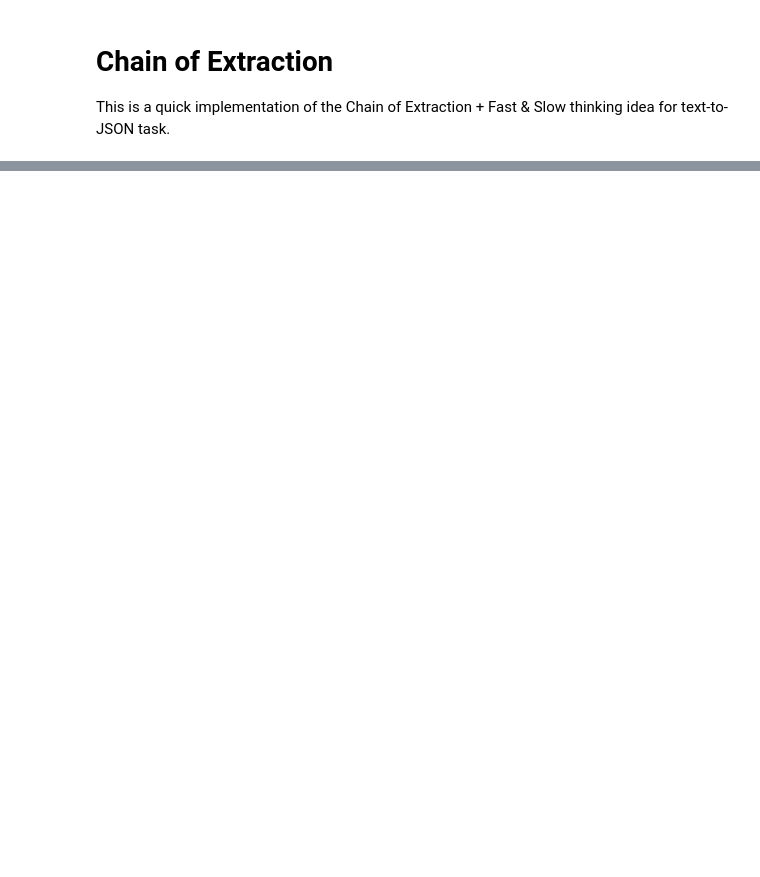
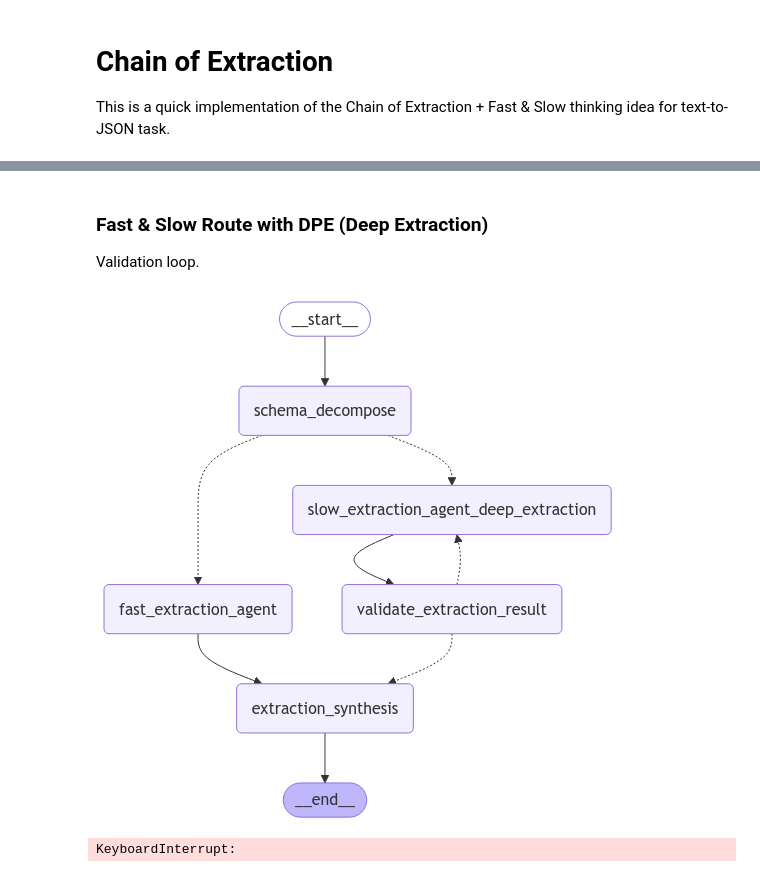
Before and after one commit to yixin0829/agent-k, a Jupyter notebook: agent_k/notebooks/react_fast_n_slow.ipynb, the cells around one changed output, grey strips where cells are left out. Saved outputs shown, nothing was run; the diff lists cells and outputs as text; code cells hidden in the pictures; blank space fills up the shorter version.

```diff
--- a/agent_k/notebooks/react_fast_n_slow.ipynb
+++ b/agent_k/notebooks/react_fast_n_slow.ipynb
@@ -157,0 +516,37 @@ Terminating...
+# %% [markdown]
+### Fast & Slow Route with DPE (Deep Extraction)
+Validation loop.
+# %%
+# Build the graph
+graph_builder_dpe = StateGraph(State)
+graph_builder_dpe.add_node("schema_decompose", schema_decompose)
+graph_builder_dpe.add_node("fast_extraction_agent", fast_extraction_agent)
+graph_builder_dpe.add_node("slow_extraction_agent_dpe", slow_extraction_agent_dpe)
+graph_builder_dpe.add_node("validate_extraction_result", validate_extraction_result)
+graph_builder_dpe.add_node("extraction_synthesis", extraction_synthesis)
+graph_builder_dpe.add_edge(START, "schema_decompose")
+graph_builder_dpe.add_conditional_edges(
+    "schema_decompose",
+    fast_and_slow_route,
+    {
+        "fast_extraction_agent": "fast_extraction_agent",
+        "slow_extraction_agent_dpe": "slow_extraction_agent_dpe",
+    },
+)
+graph_builder_dpe.add_edge("slow_extraction_agent_dpe", "validate_extraction_result")
+graph_builder_dpe.add_conditional_edges(
+    "validate_extraction_result",
+    validate_extraction_result_route,
+    {
+        "slow_extraction_agent_dpe": "slow_extraction_agent_dpe",
+        "extraction_synthesis": "extraction_synthesis",
+    },
+)
+graph_builder_dpe.add_edge("fast_extraction_agent", "extraction_synthesis")
+graph_builder_dpe.add_edge("extraction_synthesis", END)
+# Compile the graph
+graph_dpe = graph_builder_dpe.compile()
+
+viz_graph(graph_dpe)
+# %% [output]
+[figure, added]
@@ -157,0 +566,10 @@ Terminating...
+# %%
+result = graph.invoke(
+    {
+        "pdf_path": "data/raw/all_sources/43-101/02c1e1ca772fe97dfc2d3a8923ccccd3a090b79c3c74a92e6f1ff093b08cbf0a57.pdf",
+        "json_schema": schema,
+    }
+)
+result
+# %% [output]
+KeyboardInterrupt:
```
Also changed, not shown: parts of 18 cells of this notebook, 1 other file.
